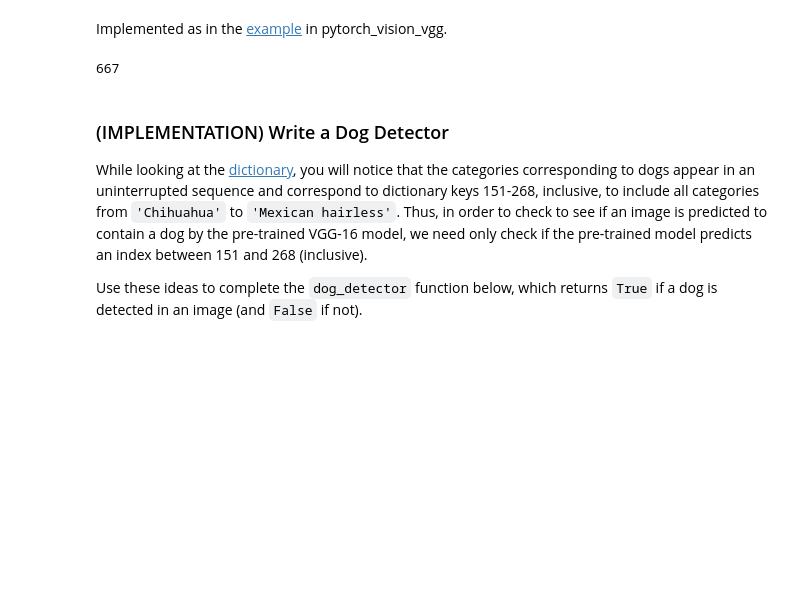
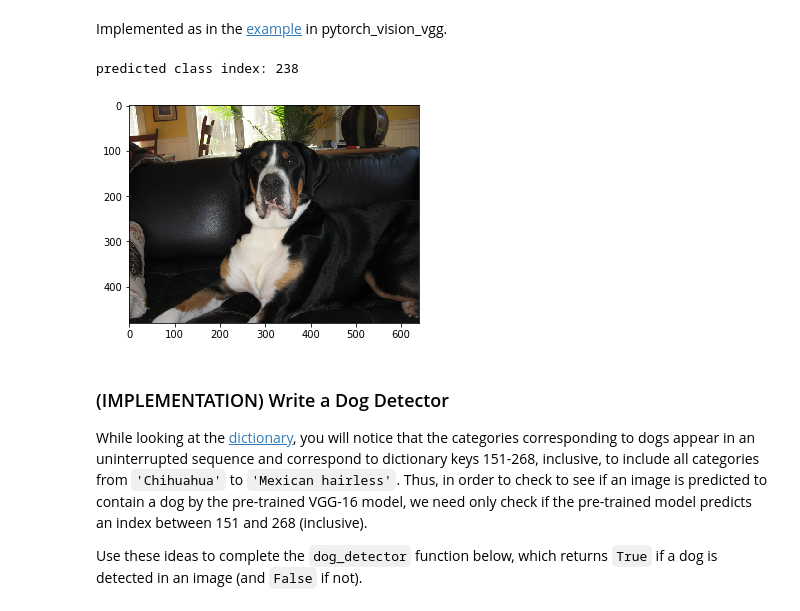
Before and after one commit to viktor-begun/Deep_Learning_Dogs_Classifier_CNN, a Jupyter notebook: dog_app_my_solution.ipynb, the cells around one changed output. Saved outputs shown, nothing was run; the diff lists cells and outputs as text; code cells hidden in the pictures; blank space fills up the shorter version.

```diff
--- a/dog_app_my_solution.ipynb
+++ b/dog_app_my_solution.ipynb
@@ -295,15 +297,20 @@ def VGG16_predict(img_path):
     with torch.no_grad():
         output = VGG16(input_batch)
 
-    call_ind = torch.argmax(output[0]).item()
+    class_ind = torch.argmax(output[0]).item()
     #call_ind = torch.nn.functional.softmax(output[0], dim=0)
 
-    return call_ind # predicted class index
+    return class_ind # predicted class index
-# %%
-# Test
-VGG16_predict(human_files[4])
-# %% [output]
-667
+# %%
+# Test VGG16_predict
+#img_path = human_files[2]
+img_path = dog_files[2]
+print('predicted class index:',VGG16_predict(img_path))
+plt.imshow(Image.open(img_path))
+plt.show()
+# %% [output]
+predicted class index: 238
+[figure, added]
 # %% [markdown]
 ### (IMPLEMENTATION) Write a Dog Detector
 
```
Also changed, not shown: parts of 11 cells of this notebook, 1 other file.
